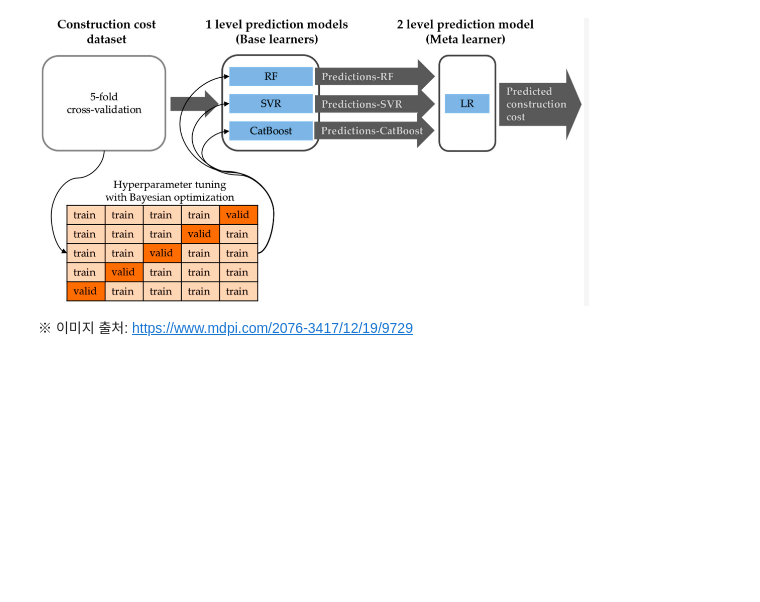
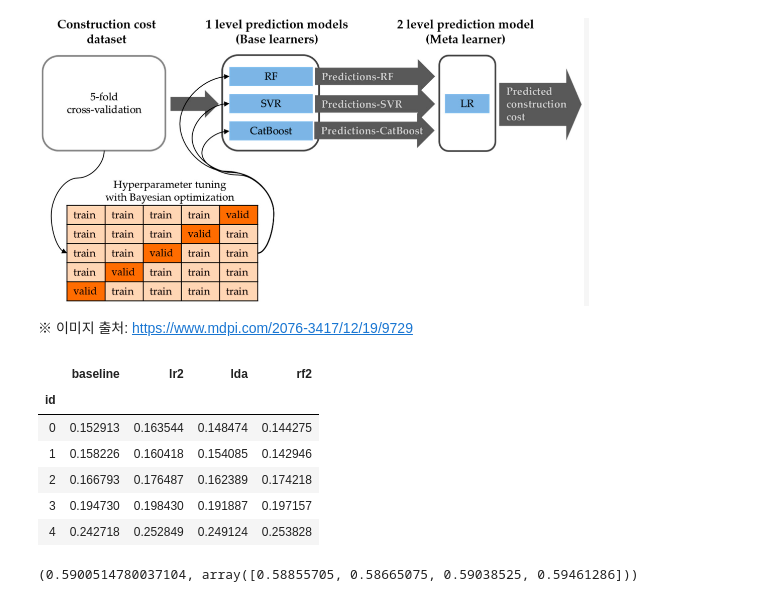
Before and after one commit to sunkusun9/DS_lv3_2503_2, a Jupyter notebook: sec_ds_lv3_prob1_kaggle.ipynb, the cells around one changed output. Drawn from its saved outputs; the diff is of its cells as text; code cells hidden in the pictures; blank space fills up the shorter version.

```diff
--- a/sec_ds_lv3_prob1_kaggle.ipynb
+++ b/sec_ds_lv3_prob1_kaggle.ipynb
@@ -412,27 +537,47 @@ model_list = [
 # %%
 # 1단계: Cross Validation 예측결과를 모아 메타 모델 학습을 위한 데이터셋을 만듭니다.
 
 # 메타 모델이 접하게되는 데이터는 1차 모델의 예측 결과 인데,
 # 일반화 성능을 높이려면 이 데이터의 분포가 학습하지 않았던 데이터의 분포와 비슷해야 합니다.
 # 학습에 사용되지 않았던 겹외셋의 예측 결과 사용하여,
 # 이렇게 데이터의 분포를 실제 예측시의 분포와 최대한 유사하게 해줍니다.
 from sklearn.model_selection import cross_val_predict
 
 model_list = [
     ('baseline', clf_lr), # LR + SFS
     ('lr2', clf_lr2), # LR.2: LR + feature PCA
     ('lda', clf_lda), # LDA
     ('rf2', clf_rf2), # RF + LDA
 ]
 
-# 메타모델 학습데이터의 입력을 만듭니다.
-# df_cv =
+# 메타 모델 학습데이터의 입력을 만듭니다.
+df_cv = pd.concat([
+    pd.Series(cross_val_predict(
+        clf, df_train[X_all], df_train['failure'], groups = df_train['product_code'], cv = gkf, method = 'predict_proba'
+    )[:, 1], index = df_train.index, name = name) for name, clf in model_list
+], axis = 1)
+df_cv.head()
+# %% [output]
+|  | baseline | lr2 | lda | rf2 |
+| id |  |  |  |  |
+| 0 | 0.152913 | 0.163544 | 0.148474 | 0.144275 |
+| 1 | 0.158226 | 0.160418 | 0.154085 | 0.142946 |
+| 2 | 0.166793 | 0.176487 | 0.162389 | 0.174218 |
+| 3 | 0.194730 | 0.198430 | 0.191887 | 0.197157 |
+| 4 | 0.242718 | 0.252849 | 0.249124 | 0.253828 |
 # %%
 # 메타 모델을 검증을 해봅니다.
 from sklearn.linear_model import LogisticRegression
 from sklearn.model_selection import cross_val_score
 
-# Meta 모델은 Logistic Regression을 사용해 봅니다.
+# 메타 모델은 Logistic Regression을 사용해 봅니다.
+clf_meta_lr = LogisticRegression(solver = 'lbfgs')
+scores = cross_val_score(
+    clf_meta_lr, df_cv, df_train['failure'], cv = gkf, groups = df_train['product_code'], scoring = 'roc_auc'
+)
+np.mean(scores), scores
+# %% [output]
+(0.5900514780037104, array([0.58855705, 0.58665075, 0.59038525, 0.59461286]))
 # %%
 # 2단계 메타 모델을 학습 시키고, 예측해 봅니다.
 # 메타 모델 평가 데이터를 만듭니다. 1. 전체데이터로 기반 모델 학습 2. 평가 데이터에 대한 기반 모델 예측 결과 만들기
```
Also changed, not shown: parts of 23 cells of this notebook.
